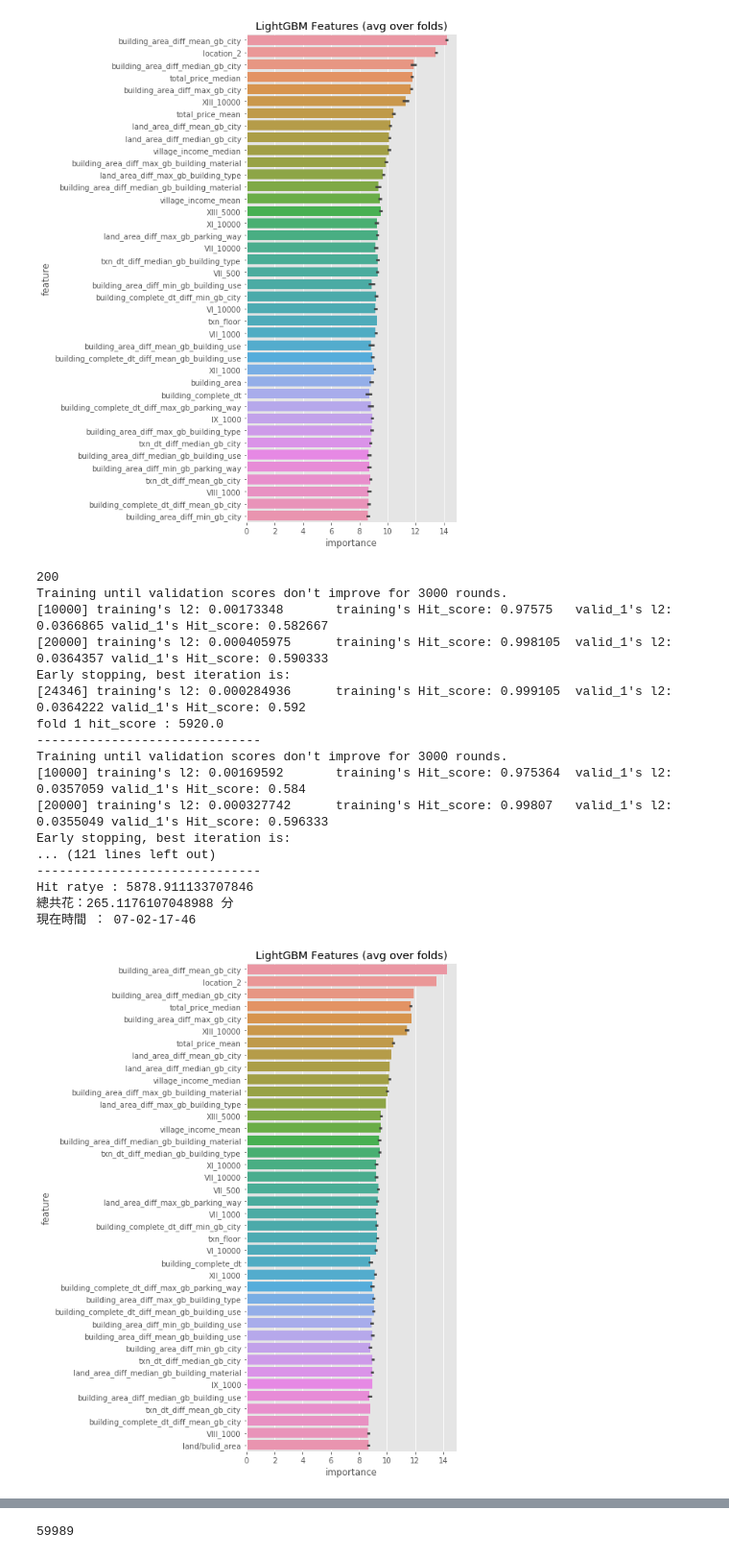
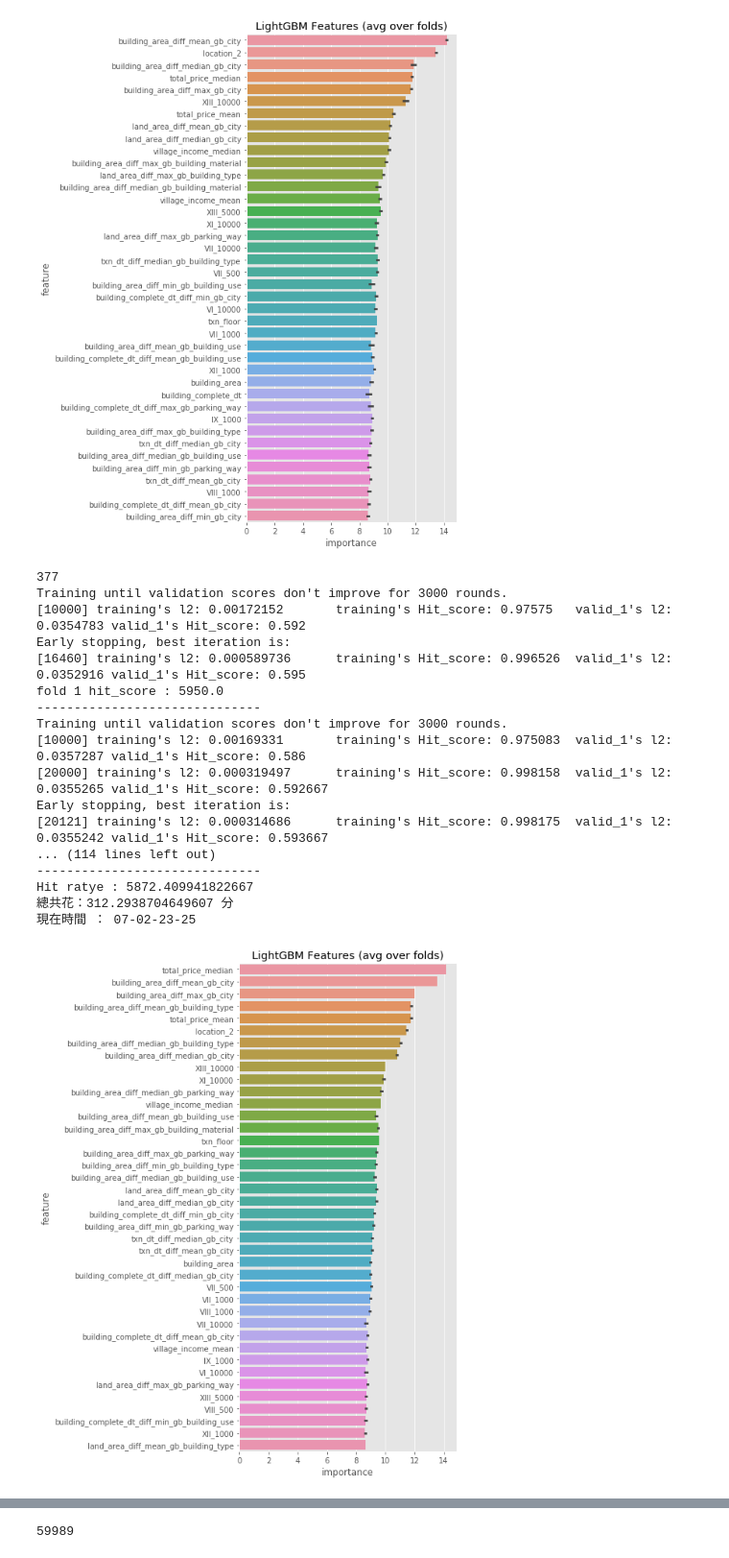
Before and after one commit to phacus/T-Brain_competition_predict_house_price, a Jupyter notebook: Model.ipynb, the cells around one changed output, grey strips where cells are left out. Shown at 96% size. Drawn from its saved outputs; the diff is of its cells as text; code cells hidden in the pictures.

```diff
--- a/Model.ipynb
+++ b/Model.ipynb
@@ -49,11 +49,17 @@ warnings.filterwarnings('ignore')
 
 train = pd.read_csv('FE_train.csv')
 test  = pd.read_csv('FE_test.csv')
+data  = pd.concat([train, test], axis=0)
+cols = ['city', 'town', 'village', 'building_type', 'building_use', 'total_floor', 'XIV_MIN', 'building_complete_dt']
+data = data[data[cols].duplicated(keep = False)]
+train = data[:21278]
+test = data[21278:]
 
 #drop outlier
 train.drop(train[(train['land_area'] > 1500) | (train['building_area'] >1000)].index, inplace= True)
 
 target_df = train.groupby(['city', 'town']).agg({'building_area' : ['mean', 'median'], 'land_area' : ['mean', 'median'], 'total_price' : ['mean', 'median']}).reset_index()
+
 target_df.columns = [i[0] + '_' + i[1]  if i[1] != '' else i[0] for i in target_df.columns.tolist()]
 
 target_df['total_price_median'] = np.log1p(target_df['total_price_median'])
@@ -63,14 +69,21 @@ target_df['price_building_rate_median'] = target_df['total_price_median'] / targ
 target_df['price_land_rate_mean'] = target_df['total_price_mean'] / target_df['land_area_mean']
 target_df['price_building_rate_mean'] = target_df['total_price_mean'] / target_df['building_area_mean']
 
-combine_cols = ['city', 'town', 'price_land_rate_median', 'price_building_rate_median', 'price_land_rate_mean', 'price_building_rate_mean', 'total_price_median', 'total_price_mean']
+
+combine_cols = ['city', 'town', 'price_land_rate_median', 'price_building_rate_median', 'total_price_median']
 train = pd.merge(train, target_df[combine_cols], on =['city', 'town'], how='left')
 test = pd.merge(test, target_df[combine_cols], on =['city', 'town'], how='left')
 
+target_df = train.groupby('building_type')['total_price'].median().reset_index()
+target_df['building_total_price'] = np.log1p(target_df['total_price'])
+target_df.drop('total_price', axis =1, inplace = True)
+train = pd.merge(train, target_df, on =['building_type'], how='left')
+test = pd.merge(test, target_df, on =['building_type'], how='left')
+
 train.loc[train['building_area'] == 4, 'parking_area'] = train.loc[train['building_area'] == 4, 'building_area'] / train.loc[train['building_area'] == 4, 'total_floor']
 test.loc[train['building_area'] == 4, 'parking_area'] = test.loc[test['building_area'] == 4, 'building_area'] / test.loc[test['building_area'] == 4, 'total_floor']
+
 drop_cols = [i for i in train.columns if np.sum(train[i]) == 60000 and 'index' in i]
-
 train.drop(['town'], axis = 1, inplace = True)
 test.drop(['town'], axis = 1, inplace = True)
 train.drop(drop_cols, axis = 1, inplace = True)
@@ -140,11 +153,11 @@ def lgb_model(split_num, train, test, stratified = False, if_one_hot = True):
     predictions = np.zeros(len(test))
 
     param ={
-        'n_estimators': 10000000, 'max_depth' : 8, 'num_leaves' :128,
-        'objective': 'regression',   'metric':None,
+        'n_estimators': 10000, 'max_depth' : 8, 'num_leaves' :128,
+        'objective': 'regression',   'metric':'rmse',
         'learning_rate': 0.01,      'boosting': 'gbdt',     'min_data_in_leaf': 10,
         'feature_fraction': 0.9,    'bagging_freq':1,       'bagging_fraction': 0.9,     'importance_type': 'gain',
-        'lambda_l1': 0.2,  'subsample': .8,   'colsample_bytree': .9, 'device' : 'cpu', 'num_threads' : 8
+        'lambda_l1': 0.1,  'subsample': .8,   'colsample_bytree': .8, 'device' : 'gpu', 'num_trhead' : 10
     }
 
     features = [i for i in train.columns if i not in ['building_id', 'total_price','total_price_log']]
@@ -155,7 +168,7 @@ def lgb_model(split_num, train, test, stratified = False, if_one_hot = True):
         val_data = lgb.Dataset(train.iloc[val_idx][features], label= train['total_price_log'].iloc[val_idx])
 
 
-        clf = lgb.train(params= param, train_set= trn_data, valid_sets= [trn_data, val_data], verbose_eval=10000, early_stopping_rounds= 3000, categorical_feature=category_cols, feval = hit_score)
+        clf = lgb.train(params= param, train_set= trn_data, valid_sets= [trn_data, val_data], verbose_eval=1000, early_stopping_rounds= 1000, categorical_feature=category_cols, feval = hit_score)
         oof[val_idx] = clf.predict(train.iloc[val_idx][features], num_iteration = clf.best_iteration)
         predictions += clf.predict(test[features], num_iteration = clf.best_iteration) / kf.n_splits
 
@@ -261,28 +274,28 @@ Hit ratye : 5747.053626498191
 # %%
 #7
 begin = time.time()
 cols = [i for i in cols ]
-prediction, oof, feature_importance_df = lgb_model(20, train[cols + ['total_price']], test[cols], stratified = False)
+prediction, oof, feature_importance_df = lgb_model(20, train, test, stratified = False)
 prediction = np.expm1(prediction)
 Submission(test['building_id'], prediction)
 print('總共花：{} 分'.format((time.time() - begin) / 60))
 print('現在時間 ： {}'.format(datetime.datetime.today().strftime('%m-%d-%H-%M')))
 # %% [output]
-200
+377
 Training until validation scores don't improve for 3000 rounds.
-[10000] training's l2: 0.00173348       training's Hit_score: 0.97575   valid_1's l2: 0.0366865 valid_1's Hit_score: 0.582667
-[20000] training's l2: 0.000405975      training's Hit_score: 0.998105  valid_1's l2: 0.0364357 valid_1's Hit_score: 0.590333
+[10000] training's l2: 0.00172152       training's Hit_score: 0.97575   valid_1's l2: 0.0354783 valid_1's Hit_score: 0.592
 Early stopping, best iteration is:
-[24346] training's l2: 0.000284936      training's Hit_score: 0.999105  valid_1's l2: 0.0364222 valid_1's Hit_score: 0.592
-fold 1 hit_score : 5920.0
+[16460] training's l2: 0.000589736      training's Hit_score: 0.996526  valid_1's l2: 0.0352916 valid_1's Hit_score: 0.595
+fold 1 hit_score : 5950.0
 ------------------------------
 Training until validation scores don't improve for 3000 rounds.
-[10000] training's l2: 0.00169592       training's Hit_score: 0.975364  valid_1's l2: 0.0357059 valid_1's Hit_score: 0.584
-[20000] training's l2: 0.000327742      training's Hit_score: 0.99807   valid_1's l2: 0.0355049 valid_1's Hit_score: 0.596333
+[10000] training's l2: 0.00169331       training's Hit_score: 0.975083  valid_1's l2: 0.0357287 valid_1's Hit_score: 0.586
+[20000] training's l2: 0.000319497      training's Hit_score: 0.998158  valid_1's l2: 0.0355265 valid_1's Hit_score: 0.592667
 Early stopping, best iteration is:
-... (121 lines left out)
+[20121] training's l2: 0.000314686      training's Hit_score: 0.998175  valid_1's l2: 0.0355242 valid_1's Hit_score: 0.593667
+... (114 lines left out)
 ------------------------------
-Hit ratye : 5878.911133707846
-總共花：265.1176107048988 分
-現在時間 ： 07-02-17-46
+Hit ratye : 5872.409941822667
+總共花：312.2938704649607 分
+現在時間 ： 07-02-23-25
-[figure, old version]
+[figure, new version]
```
Also changed, not shown: parts of 8 cells of this notebook, 2 other files.
